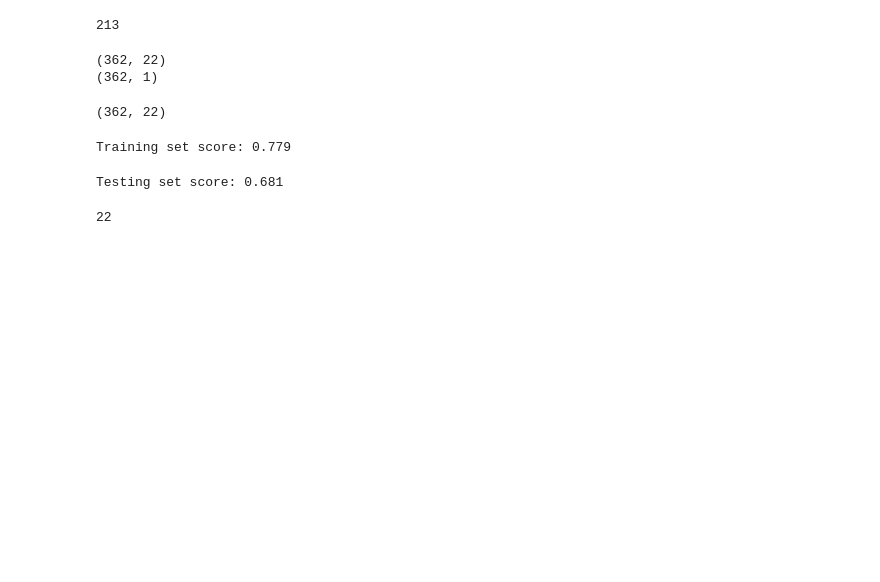
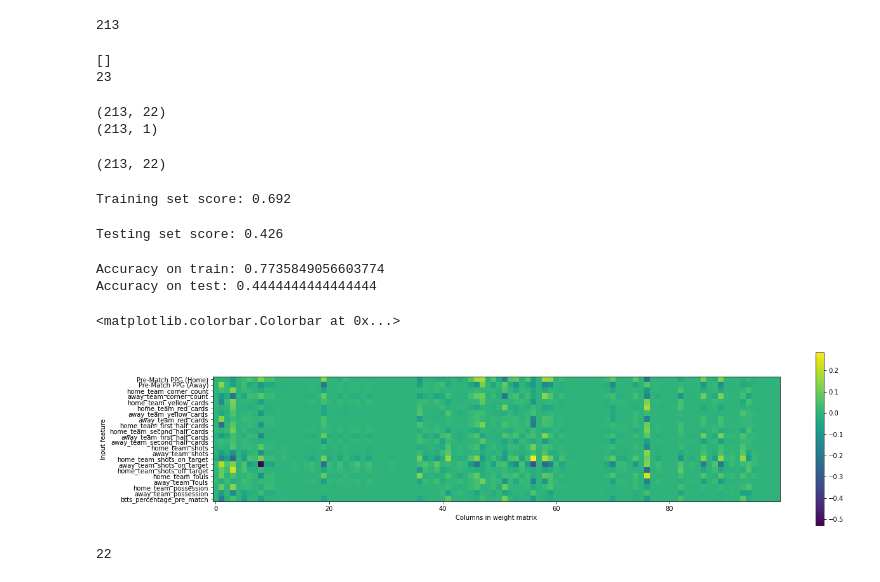
Before and after one commit to tim-beatham/MachineLearningProject, a Jupyter notebook: FootballMachineLearningDataset2.ipynb, the cells around one changed output. Saved outputs shown, nothing was run; the diff lists cells and outputs as text; code cells hidden in the pictures; blank space fills up the shorter version.

Commit message:
Done some neural nets.

```diff
--- a/FootballMachineLearningDataset2.ipynb
+++ b/FootballMachineLearningDataset2.ipynb
@@ -113,9 +114,13 @@ features = ['Pre-Match PPG (Home)', 'Pre-Match PPG (Away)', 'home_team_corner_co
            'home_team_fouls', 'away_team_fouls', 'home_team_possession',
            'away_team_possession', 'btts_percentage_pre_match']
 
+relevant_features = mm.extract_relevant_data(features)
 
 X_matches = [row[:-1] for row in relevant_features]
-y_results = [row[-1] for row in  relevant_features]
+y_results = [row[-1] for row in relevant_features]
+# %% [output]
+[]
+23
 # %%
 # Now we need to convert the data into a numpy array
 X_matches = np.array(X_matches, dtype='float')
@@ -127,8 +132,8 @@ print(X_matches.shape)
 y_matches = np.reshape(y_matches, (-1, 1))
 print(y_matches.shape)
 # %% [output]
-(362, 22)
-(362, 1)
+(213, 22)
+(213, 1)
 # %%
 """
 # I am going to reshape the x results
@@ -146,7 +151,7 @@ for index, column in enumerate(X_copy.T):
 
 print(X_matches.shape)
 # %% [output]
-(362, 22)
+(213, 22)
 # %%
 # Now we can carry out the model fitting.
 X_train, X_test, y_train, y_test = train_test_split(X_matches, y_results, random_state=20)
@@ -155,11 +160,44 @@ logistic = LogisticRegression(max_iter=10000, C=10, penalty='l2', solver='liblin
 # %%
 print("Training set score: {:.3f}".format(logistic.score(X_train, y_train)))
 # %% [output]
-Training set score: 0.779
+Training set score: 0.692
 # %%
 print("Testing set score: {:.3f}".format(logistic.score(X_test, y_test)))
 # %% [output]
-Testing set score: 0.681
+Testing set score: 0.426
+# %%
+# Attempt to apply a neural net.
+# Get the mean of each feature.
+# Get the variance of each feature.
+X_train_mean = X_train.std(axis=0)
+
+X_train_sig = X_train.std(axis=0)
+
+
+X_train_std = X_train.std(axis=0)
+
+
+X_train_norm = (X_train - X_train_mean) / X_train_sig
+X_test_norm = (X_test - X_train_mean) / X_train_sig
+
+# Train the neural net.
+mlp = MLPClassifier(max_iter=10000, solver='lbfgs', alpha=10)
+mlp.fit(X_train_norm, y_train)
+
+print("Accuracy on train: " + str(mlp.score(X_train_norm, y_train)))
+print("Accuracy on test: " + str(mlp.score(X_test_norm, y_test)))
+
+plt.figure(figsize=(20,5))
+plt.imshow(mlp.coefs_[0], interpolation='none', cmap='viridis')
+plt.yticks(range(len(features)), features)
+plt.xlabel("Columns in weight matrix")
+plt.ylabel("Input feature")
+plt.colorbar()
+# %% [output]
+Accuracy on train: 0.7735849056603774
+Accuracy on test: 0.4444444444444444
+<matplotlib.colorbar.Colorbar at 0x...>
+[figure, added]
 # %%
 # Plot the importance of each feature.
 importance = logistic.coef_[0]
```
Also changed, not shown: parts of 1 cell of this notebook, 3 other files.
